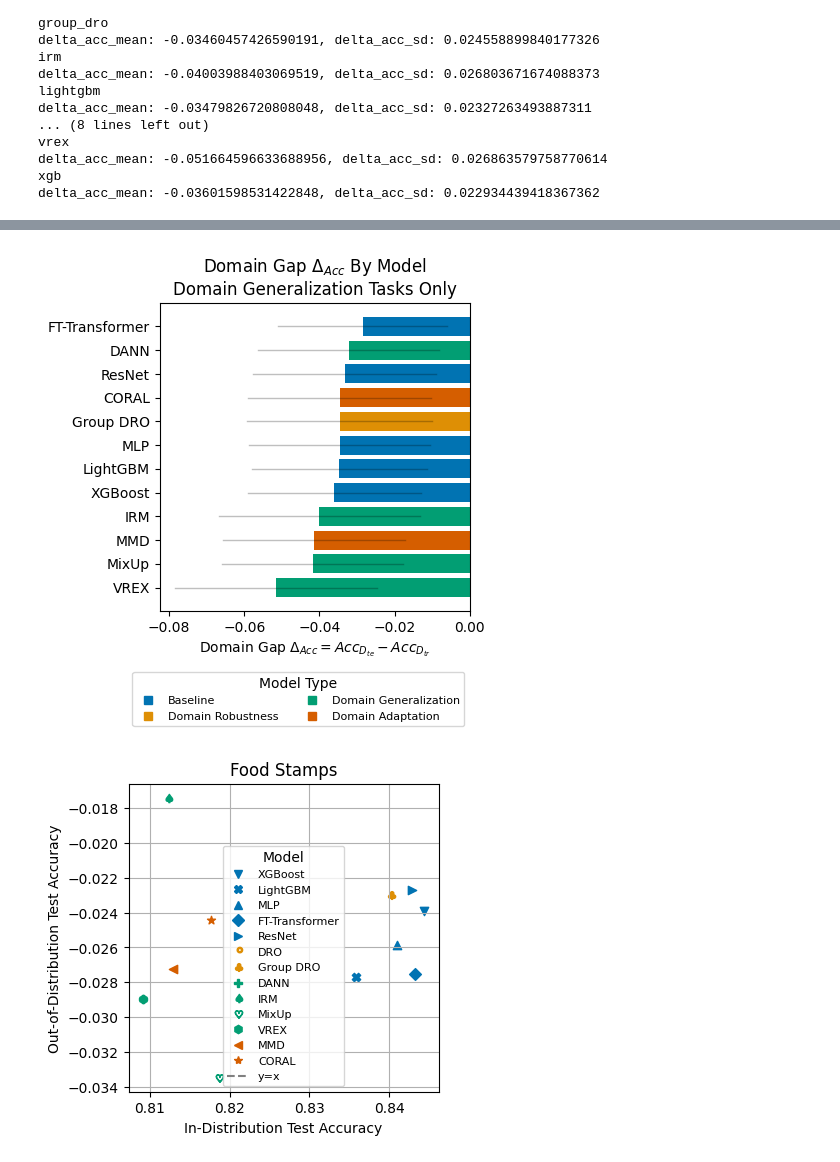
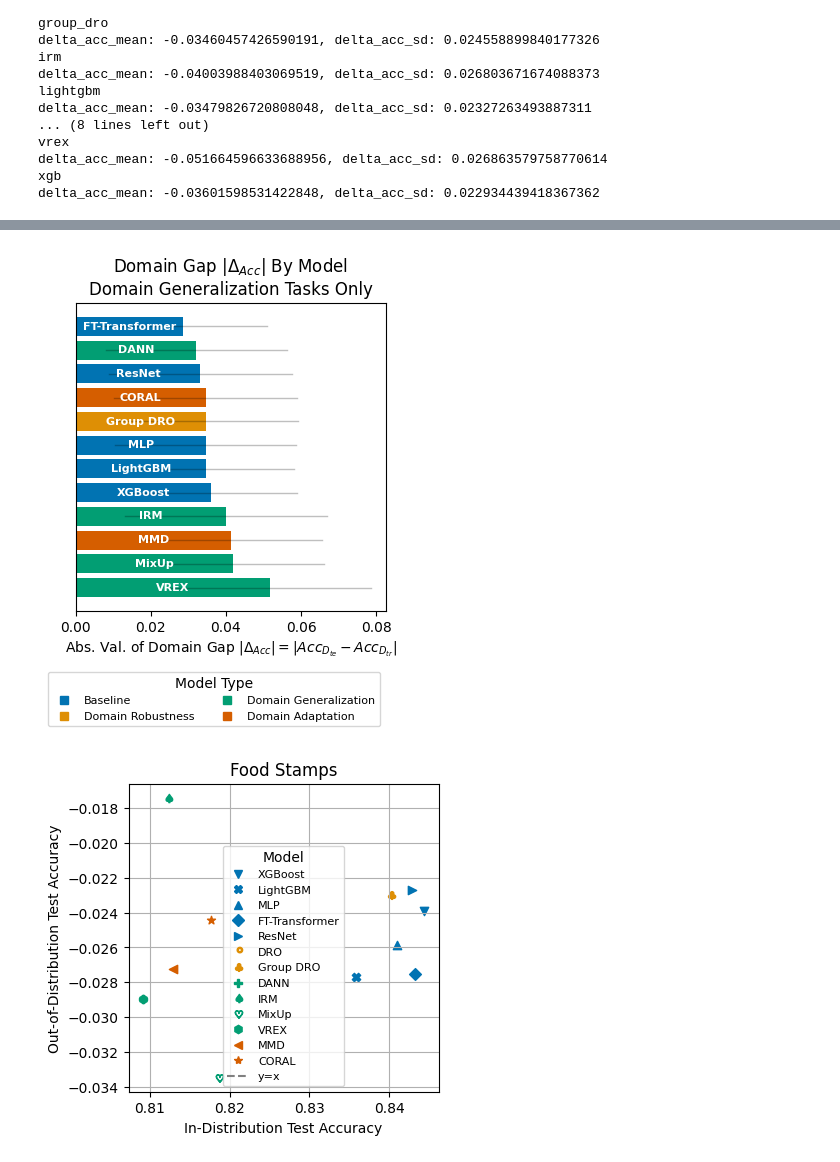
Before and after one commit to webzerg/tableshift, a Jupyter notebook: notebooks/tableshift_results.ipynb, the cells around one changed output, grey strips where cells are left out. Saved outputs shown, nothing was run; the diff lists cells and outputs as text; code cells hidden in the pictures.

```diff
--- a/notebooks/tableshift_results.ipynb
+++ b/notebooks/tableshift_results.ipynb
@@ -42,0 +25,12 @@ tasks_meta = tasks_meta.set_index('task')
+# %%
+def best_results_by_metric(
+        df,
+        metric='validation_accuracy',
+        group_cols=group_cols):
+    for col in group_cols:
+        assert col in df.columns, f"column {col} must be in dataframe."
+    df.reset_index(inplace=True, drop=True)
+    vals = df.dropna(subset=group_cols+[metric]).groupby(group_cols)[metric].idxmax().tolist()
+    df_out = df.loc[vals]
+    assert np.all(df_out.groupby(group_cols).size() == 1)
+    return df_out
@@ -238,3 +376,5 @@ for task in tasks:
 [figure]
 [figure]
 [figure]
+# %%
+df.set_index(['task', 'estimator'])[['id_test_accuracy', 'ood_test_accuracy']]
@@ -343,0 +499,5 @@ plt.savefig(os.path.join(img_dir, "overall_tableshift_scatter.pdf"), bbox_inches
+# %%
+for i,domain_generalization in enumerate((False, True)):
+    dg_df = avg_df.loc[(domain_generalization,), :]
+    print(domain_generalization)
+    print(np.corrcoef(dg_df[['id_test_accuracy_mean', 'ood_test_accuracy_mean']], rowvar=False))
@@ -453,32 +611,36 @@ delta_acc_mean: -0.03601598531422848, delta_acc_sd: 0.022934439418367362
 # %%
 delta_acc_df = pd.DataFrame(delta_acc_mean_and_vars, columns=['estimator', 'delta_acc_mean', 'delta_acc_sd']).sort_values('delta_acc_mean').reset_index()
 
 fig, ax = plt.subplots(1,1,figsize=FIGSIZE)
 
 
 for i, row in delta_acc_df.iterrows():
     delta_mean, delta_std =  row['delta_acc_mean'], row['delta_acc_sd']
+    delta_mean = abs(delta_mean)
     ax.plot([delta_mean - delta_std, delta_mean+delta_std], [i,i],  color='black', alpha=0.25, linewidth=1) # vertical bars
     est = row['estimator']
-    ax.barh(i, delta_mean, color=get_estimator_color(est))
-
+#     ax.text(i, 0, est, ha="center", va="center", color="w", color="white", rotation="horizontal")
+    bar_obj = ax.barh(i, delta_mean, color=get_estimator_color(est))
+    ax.bar_label(bar_obj, labels=[estimator_titles[est]],
+                 label_type='center', color="white", fontsize=8, weight='bold')
 
 keys = estimator_markers.keys()
-if tasks_meta.loc[task, 'domain_generalization'] == False:
-    keys = list(set(keys) - set(DOMAIN_GENERALIZATION_MODEL_NAMES))
+# if tasks_meta.loc[task, 'domain_generalization'] == False:
+#     keys = list(set(keys) - set(DOMAIN_GENERALIZATION_MODEL_NAMES))
 labels = estimator_type_colors.keys()
 
 handles = [_proxy_artist("s",  c)  for c in estimator_type_colors.values()]
 
 ax.legend(handles, labels, title='Model Type', fontsize=8,
          bbox_to_anchor=(1, -0.18), ncols=2)
 
-ax.set_yticks(delta_acc_df.index.values, [estimator_titles[e] for e in delta_acc_df.estimator])
-ax.set_xlabel("Domain Gap $\Delta_{Acc} = Acc_{D_{te}} - Acc_{D_{tr}}$")
-_ = ax.set_title("Domain Gap $\Delta_{Acc}$ By Model\nDomain Generalization Tasks Only")
+# ax.set_yticks(delta_acc_df.index.values, [estimator_titles[e] for e in delta_acc_df.estimator])
+ax.set_yticks([])
+ax.set_xlabel("Abs. Val. of Domain Gap $|\Delta_{Acc}| = |Acc_{D_{te}} - Acc_{D_{tr}}|$")
+_ = ax.set_title("Domain Gap $|\Delta_{Acc}|$ By Model\nDomain Generalization Tasks Only")
 plt.savefig(os.path.join(img_dir, "delta_acc_by_model.pdf"), bbox_inches='tight')
 # %% [output]
-[figure, old version]
+[figure, new version]
 # %%
 xval = 'id_test_accuracy'
 yval = 'delta_acc_test'
```
Also changed, not shown: parts of 21 cells of this notebook, 1 other file.
